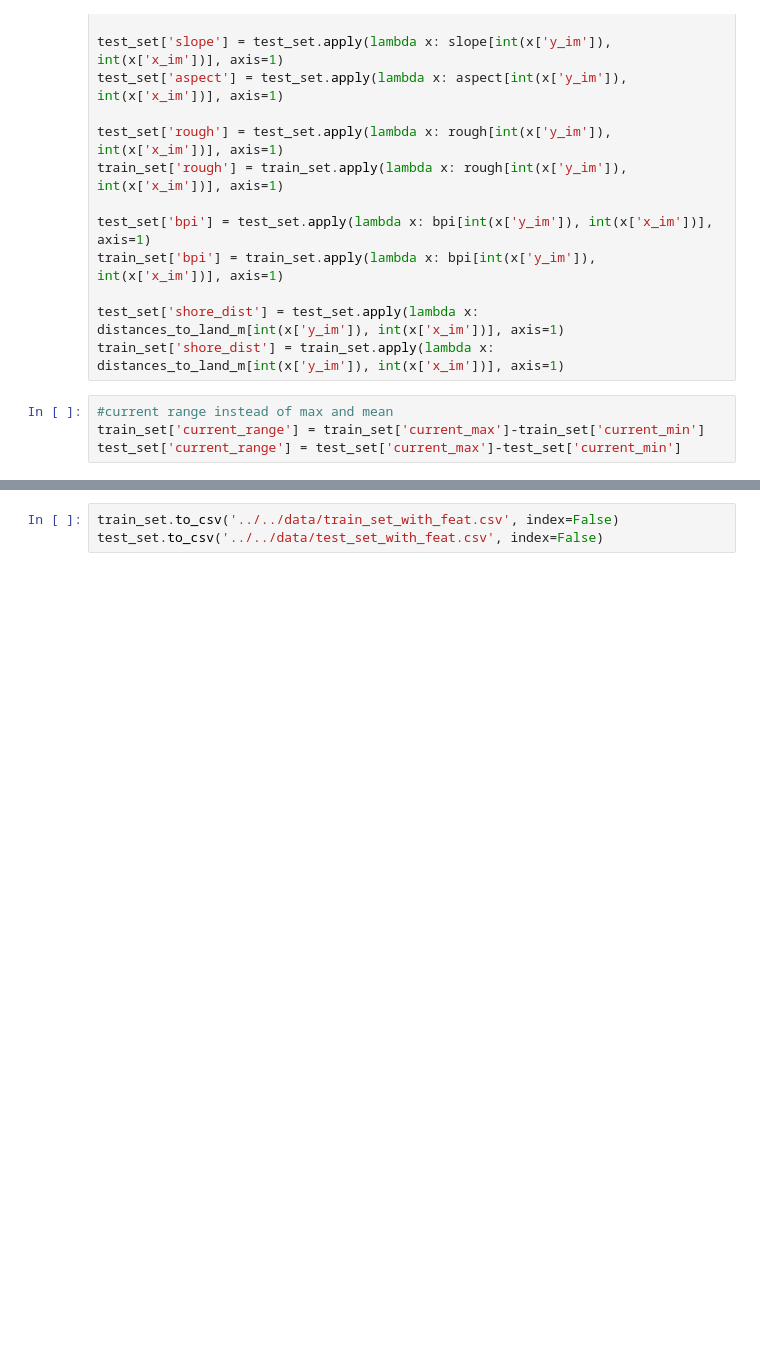
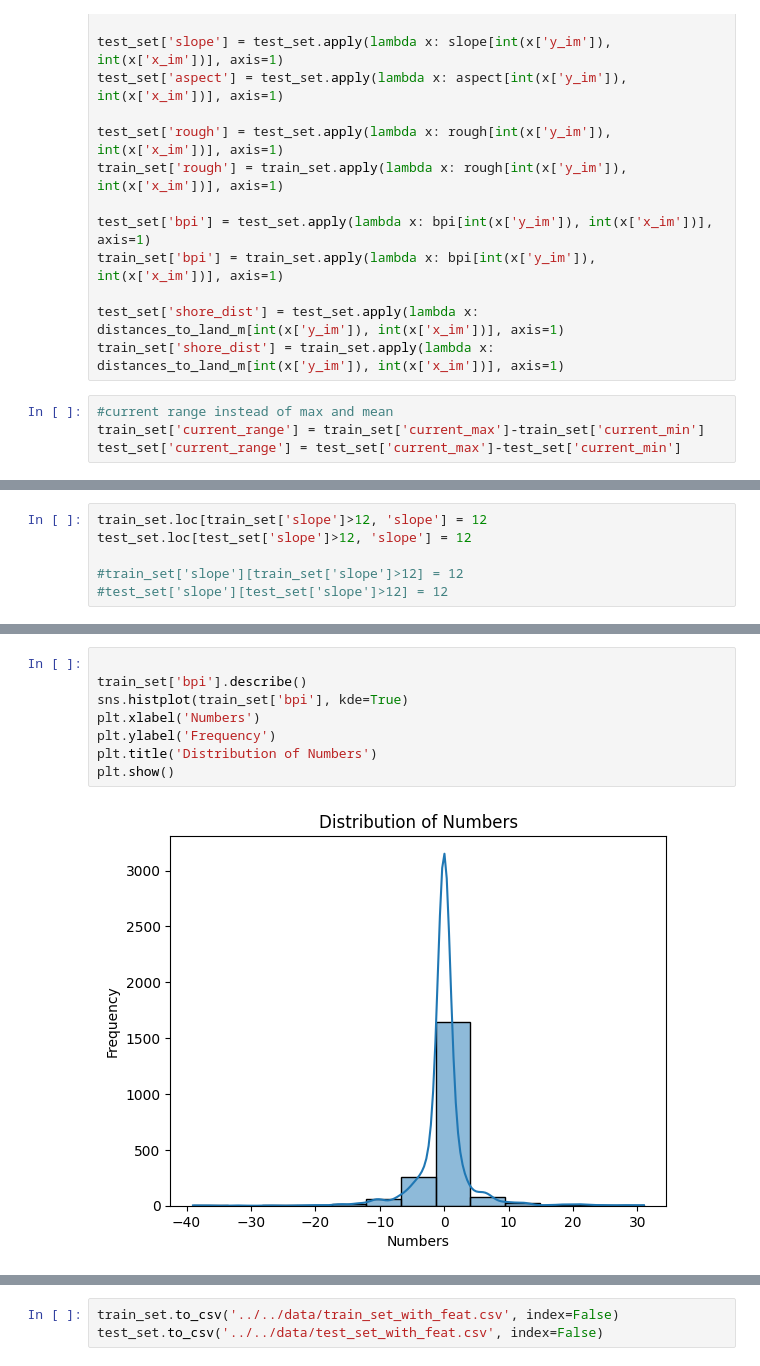
Before and after one commit to abechens/GeoHab-2025, a Jupyter notebook: src/proto/feature_creator.ipynb, the cells around one changed output, grey strips where cells are left out. Saved outputs shown, nothing was run; the diff lists cells and outputs as text; blank space fills up the shorter version.

```diff
--- a/src/proto/feature_creator.ipynb
+++ b/src/proto/feature_creator.ipynb
@@ -321,0 +338,6 @@ test_set['current_range'] = test_set['current_max']-test_set['current_min']
+# %%
+train_set.loc[train_set['slope']>12, 'slope'] = 12
+test_set.loc[test_set['slope']>12, 'slope'] = 12
+
+#train_set['slope'][train_set['slope']>12] = 12
+#test_set['slope'][test_set['slope']>12] = 12
@@ -321,0 +362,10 @@ test_set['current_range'] = test_set['current_max']-test_set['current_min']
+# %%
+
+train_set['bpi'].describe()
+sns.histplot(train_set['bpi'], kde=True)
+plt.xlabel('Numbers')
+plt.ylabel('Frequency')
+plt.title('Distribution of Numbers')
+plt.show()
+# %% [output]
+[figure, added]
```
Also changed, not shown: parts of 8 cells of this notebook, 3 other files.
